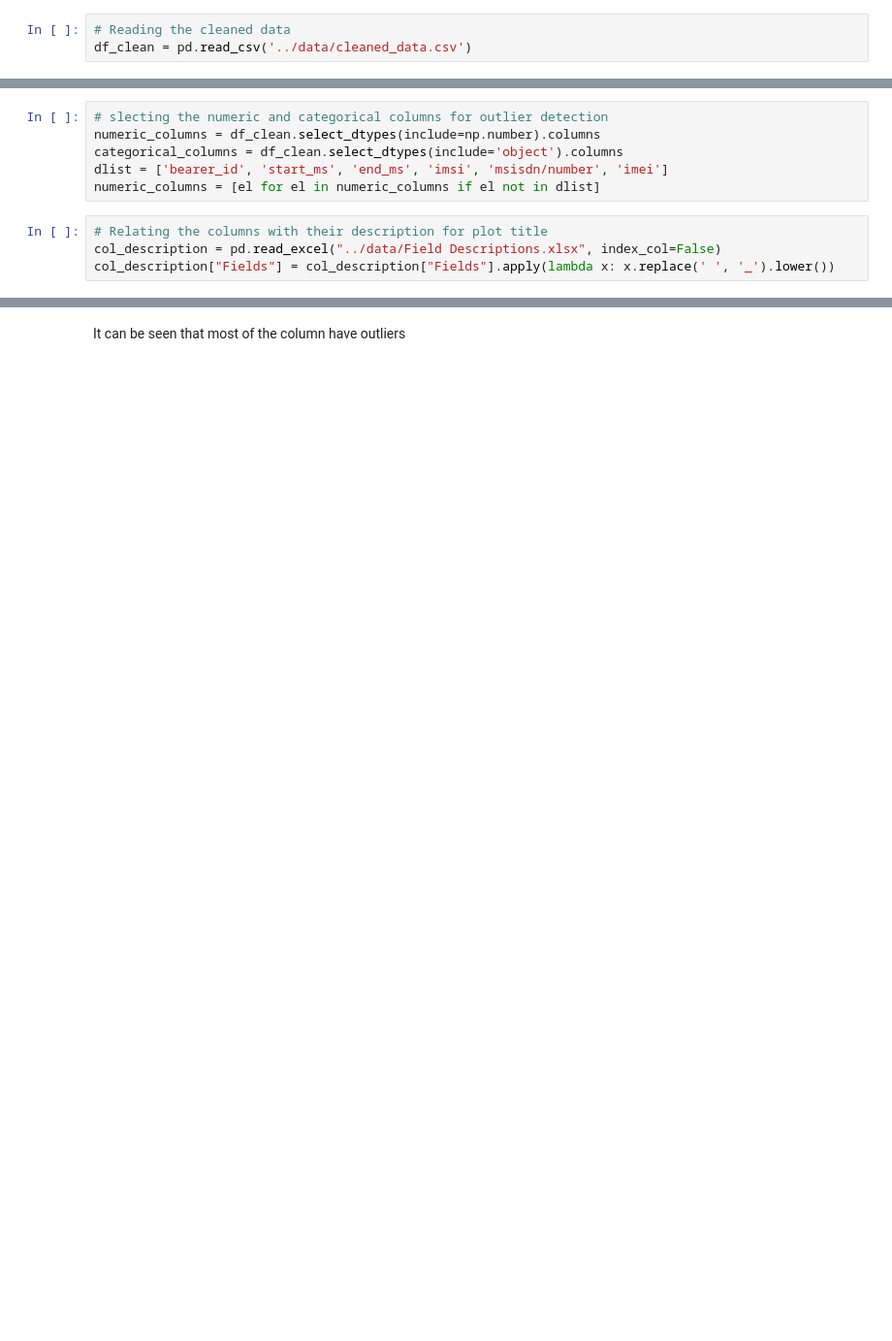
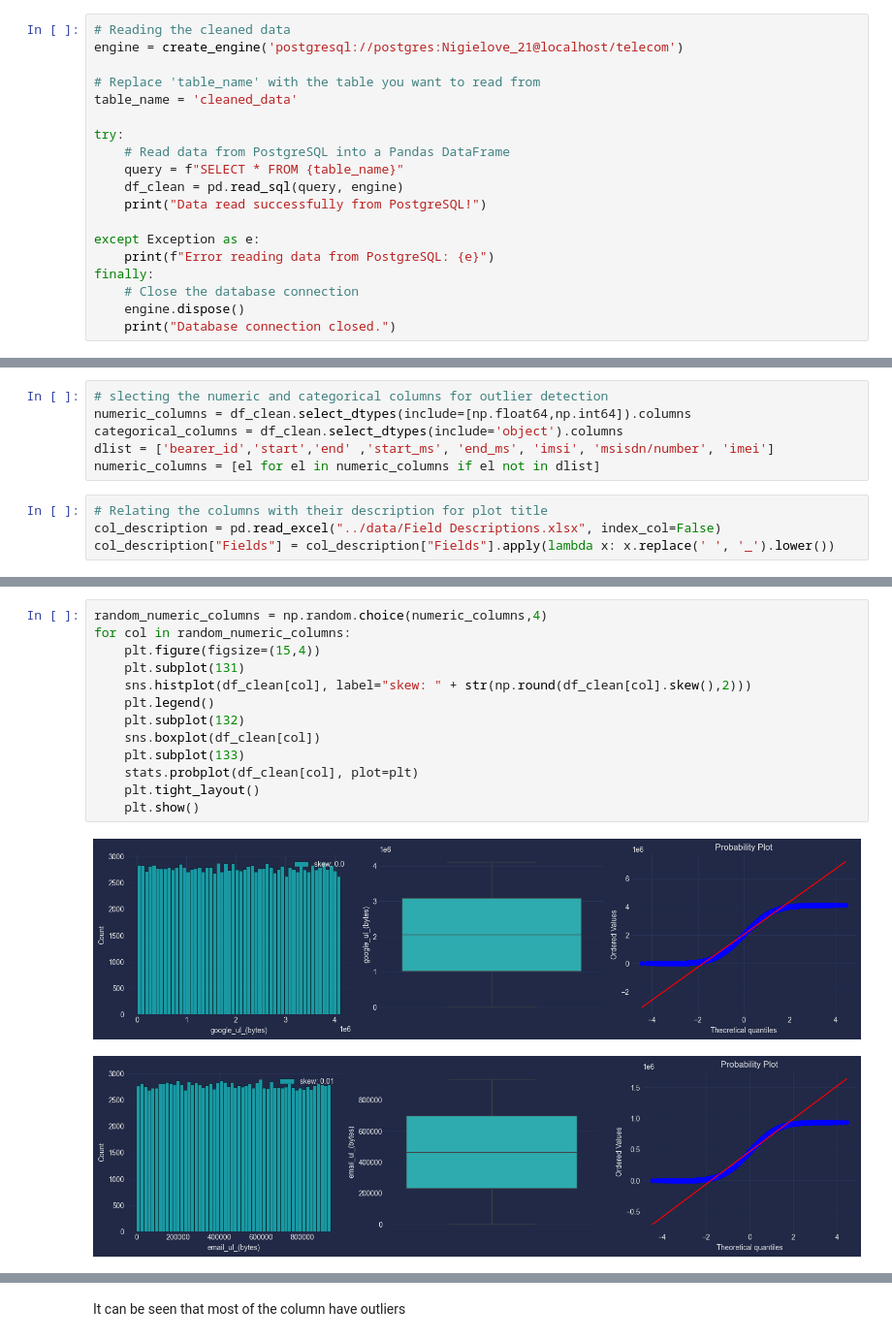
Before and after one commit to eyaya/User-Analytics-in-the-Telecom-Industry, a Jupyter notebook: notebooks/outlier.ipynb, the cells around one changed output, grey strips where cells are left out. Shown at 97% size. Cells and saved outputs as stored; diff of their text form; blank space fills up the shorter version.

Commit message:
connected to postgress

```diff
--- a/notebooks/outlier.ipynb
+++ b/notebooks/outlier.ipynb
@@ -24,6 +31,22 @@ from plot import Plot
 pl = Plot()
 from outlier import Outlier
 outlier = Outlier()
-# %%
-# Reading the cleaned data
-df_clean = pd.read_csv('../data/cleaned_data.csv')
+# %%
+# Reading the cleaned data
+engine = create_engine('postgresql://postgres:Nigielove_21@localhost/telecom')
+
+# Replace 'table_name' with the table you want to read from
+table_name = 'cleaned_data'
+
+try:
+    # Read data from PostgreSQL into a Pandas DataFrame
+    query = f"SELECT * FROM {table_name}"
+    df_clean = pd.read_sql(query, engine)
+    print("Data read successfully from PostgreSQL!")
+
+except Exception as e:
+    print(f"Error reading data from PostgreSQL: {e}")
+finally:
+    # Close the database connection
+    engine.dispose()
+    print("Database connection closed.")
@@ -30,8 +56,8 @@ df_clean = pd.read_csv('../data/cleaned_data.csv')
 # %%
 # slecting the numeric and categorical columns for outlier detection
-numeric_columns = df_clean.select_dtypes(include=np.number).columns
+numeric_columns = df_clean.select_dtypes(include=[np.float64,np.int64]).columns
 categorical_columns = df_clean.select_dtypes(include='object').columns
-dlist = ['bearer_id', 'start_ms', 'end_ms', 'imsi', 'msisdn/number', 'imei']
+dlist = ['bearer_id','start','end' ,'start_ms', 'end_ms', 'imsi', 'msisdn/number', 'imei']
 numeric_columns = [el for el in numeric_columns if el not in dlist]
 # %%
 # Relating the columns with their description for plot title
@@ -103,0 +70,16 @@ display(outlier.outlier_overview(df_clean, 'activity_duration_ul_(ms)'))
+# %%
+random_numeric_columns = np.random.choice(numeric_columns,4)
+for col in random_numeric_columns:
+    plt.figure(figsize=(15,4))
+    plt.subplot(131)
+    sns.histplot(df_clean[col], label="skew: " + str(np.round(df_clean[col].skew(),2)))
+    plt.legend()
+    plt.subplot(132)
+    sns.boxplot(df_clean[col])
+    plt.subplot(133)
+    stats.probplot(df_clean[col], plot=plt)
+    plt.tight_layout()
+    plt.show()
+# %% [output]
+[figure, added]
+[figure, added]
```
Also changed, not shown: parts of 45 cells of this notebook, 10 other files.
